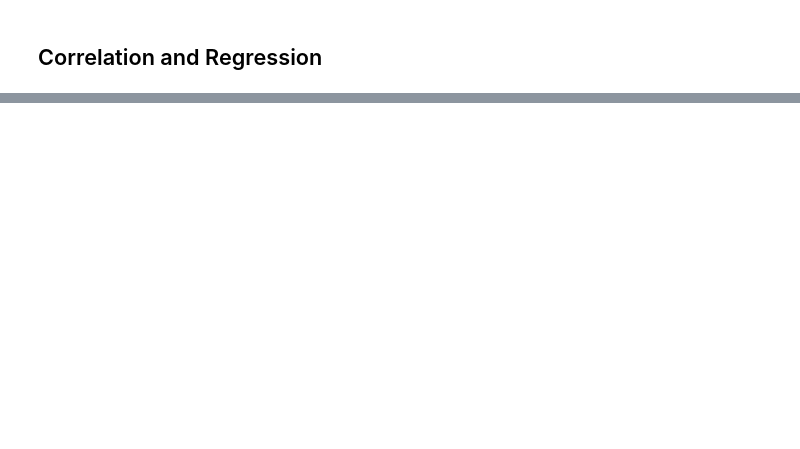
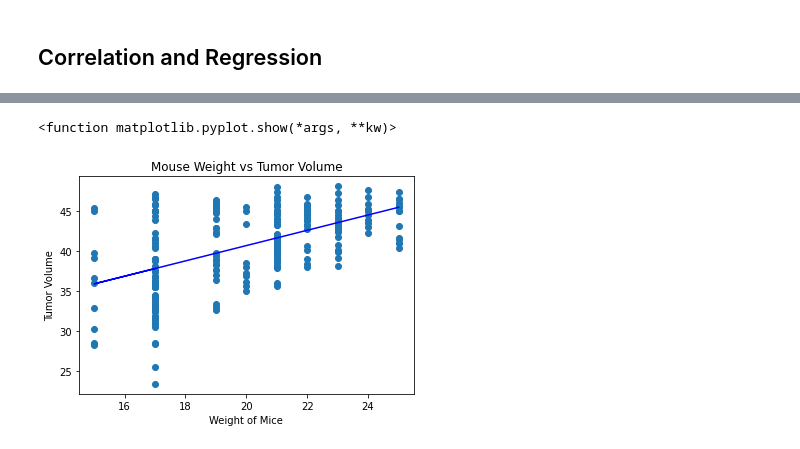
Before and after one commit to segsfem/matplotlib-challenge, a Jupyter notebook: Instructions/Pymaceuticals/pymaceuticals_starter.ipynb, the cells around one changed output, grey strips where cells are left out. Cells and saved outputs as stored; diff of their text form; code cells hidden in the pictures; blank space fills up the shorter version.

Commit message:
matplotlib

```diff
--- a/Instructions/Pymaceuticals/pymaceuticals_starter.ipynb
+++ b/Instructions/Pymaceuticals/pymaceuticals_starter.ipynb
@@ -248,0 +304,14 @@ dtype: object
+# %%
+slope = 0.9609669432428346
+intercept = 21.489827213299584
+regression_line = total_capomulin["Weight (g)"]*slope+intercept
+plt.plot(total_capomulin['Weight (g)'], regression_line, color="blue")
+plt.scatter(total_capomulin['Weight (g)'],total_capomulin['Tumor Volume (mm3)'])
+plt.xlabel('Weight of Mice')
+plt.ylabel('Tumor Volume')
+plt.title('Mouse Weight vs Tumor Volume')
+
+plt.show
+# %% [output]
+<function matplotlib.pyplot.show(*args, **kw)>
+[figure, added]
```
Also changed, not shown: parts of 6 cells of this notebook.
